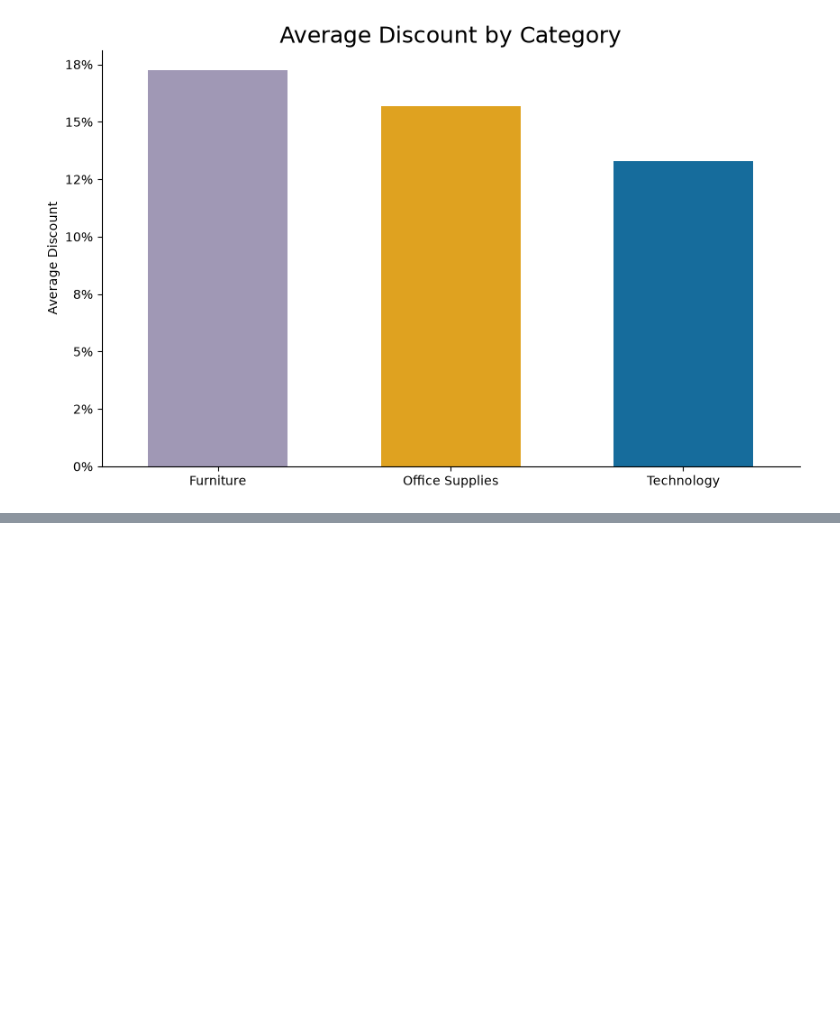
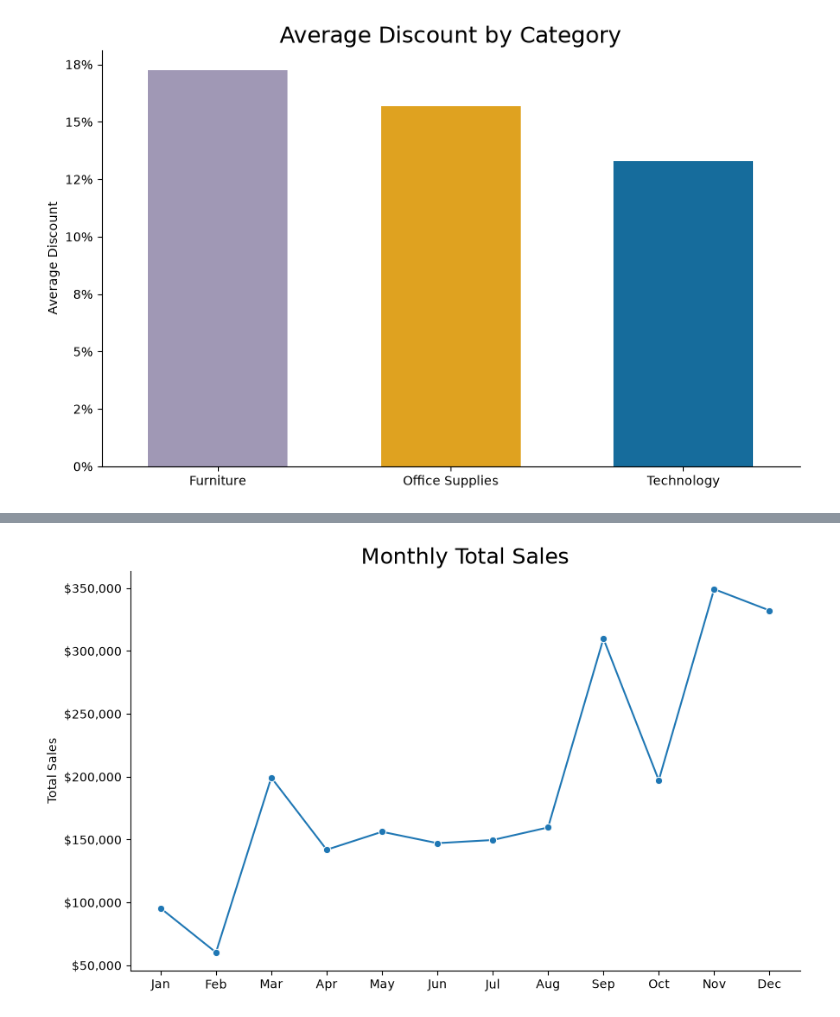
Before and after one commit to max-reevage/DataAnalysisModule3, a Jupyter notebook: Week4/notebooks/superstore_sales_workflow.ipynb, the cells around one changed output, grey strips where cells are left out. Saved outputs shown, nothing was run; the diff lists cells and outputs as text; code cells hidden in the pictures; blank space fills up the shorter version.

```diff
--- a/Week4/notebooks/superstore_sales_workflow.ipynb
+++ b/Week4/notebooks/superstore_sales_workflow.ipynb
@@ -328,3 +328,17 @@ result7
 | 1 | 2013 | 608473.83 |
 | 2 | 2011 | 484247.50 |
 | 3 | 2012 | 470532.51 |
+# %%
+# I wanted to see both the year and month statistics.
+
+query11 = """
+select
+strftime('%m', o.order_date) as order_month,
+round(sum(od.sales), 2) as total_sales
+from orders o
+join order_details od on o.order_id = od.order_id
+group by strftime('%m', o.order_date)
+order by total_sales desc;
+"""
+result11 = pd.read_sql(query11, conn)
+result11
@@ -516,0 +532,25 @@ plt.show()
+# %%
+month_names = {
+    '01': 'Jan', '02': 'Feb', '03': 'Mar', '04': 'Apr',
+    '05': 'May', '06': 'Jun', '07': 'Jul', '08': 'Aug',
+    '09': 'Sep', '10': 'Oct', '11': 'Nov', '12': 'Dec'
+}
+
+result11 = result11.sort_values(by='order_month')
+result11['order_month'] = result11['order_month'].map(month_names)
+
+plt.figure(figsize=(10,6))
+sns.lineplot(data=result11, x='order_month', y='total_sales', legend=False, marker='o')
+plt.title('Monthly Total Sales',fontsize=18)
+plt.xlabel(None)
+plt.ylabel('Total Sales')
+
+plt.ticklabel_format(style='plain', axis='y')
+
+ax = plt.gca()
+ax.yaxis.set_major_formatter(mticker.FuncFormatter(lambda x, _: f'${x:,.0f}'))
+
+sns.despine()
+plt.show()
+# %% [output]
+[figure, added]
```
Also changed, not shown: parts of 4 cells of this notebook, 1 other file.
